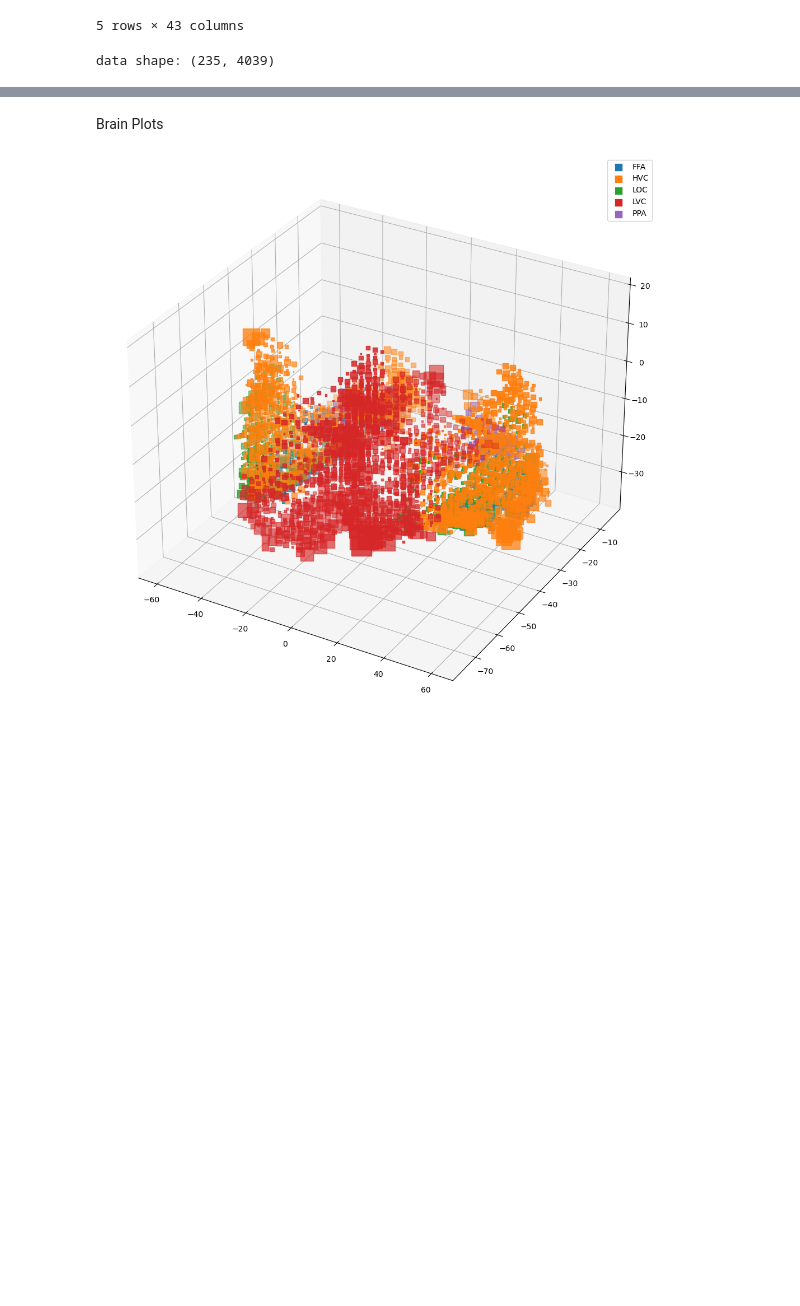
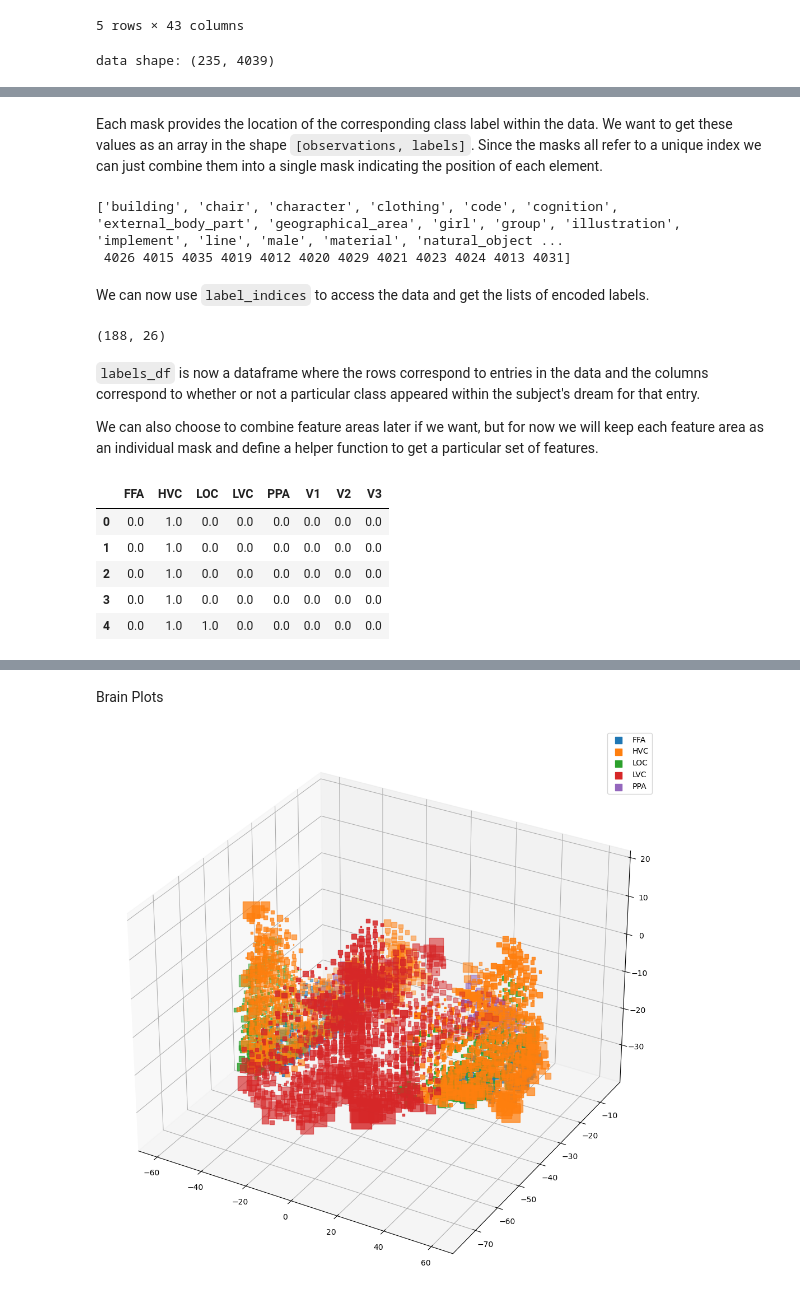
Before and after one commit to RandumbPurson/CMSE-202-Dream-Project, a Jupyter notebook: Final_Notebook_Dreams.ipynb, the cells around one changed output, grey strips where cells are left out. Cells and saved outputs as stored; diff of their text form; code cells hidden in the pictures; blank space fills up the shorter version.

```diff
--- a/Final_Notebook_Dreams.ipynb
+++ b/Final_Notebook_Dreams.ipynb
@@ -487,0 +367,71 @@ Here we create bar charts of the distribution of classes in subject 1's dreams
+# %% [markdown]
+Each mask provides the location of the corresponding class label within the data. We want to get these values as an array in the shape `[observations, labels]`. Since the masks all refer to a unique index we can just combine them into a single mask indicating the position of each element.
+# %%
+def encode_labels(masks):
+    """
+    Convert masks into a list of class names and array of indices
+
+    Parameters:
+        masks: a dataframe of masks such as the one returned
+            by `data_loader`
+
+    Returns:
+        label_names: a list of class names
+        label_indices: the indices of the class value in a data
+            array corresponding to the name at the same position
+            in `label_names`
+    """
+    label_columns_mask = ["Synset" in colname for colname in masks.columns]
+    label_colnames = masks.columns[label_columns_mask]
+    label_names = [trim_front_back(name, "Synset_", "_ID") for name in label_colnames]
+    label_indices = np.stack([masks[name].to_numpy().nonzero() for name in label_colnames]).squeeze()
+    return label_names, label_indices
+
+label_names, label_indices = encode_labels(masks)
+print(label_names, label_indices)
+# %% [output]
+['building', 'chair', 'character', 'clothing', 'code', 'cognition', 'external_body_part', 'geographical_area', 'girl', 'group', 'illustration', 'implement', 'line', 'male', 'material', 'natural_object ...
+ 4026 4015 4035 4019 4012 4020 4029 4021 4023 4024 4013 4031]
+# %% [markdown]
+We can now use `label_indices` to access the data and get the lists of encoded labels.
+# %%
+def get_onehot_labels_df(data, label_indices, label_names):
+    """
+    Convert a list of class names and array of indices into a
+        dataframe with rows corresponding to samples and columns
+        corresponding to classes
+
+    Parameters:
+        data: a data array such as the one returned by `load_data`
+        label_names: a list of class names
+        label_indices: the indices of the class value in a data
+            array corresponding to the name at the same position
+            in `label_names`
+
+    Returns:
+        label_df: a pd.DataFrame with rows being samples, columns
+            being classes, and elements being class values
+    """
+    label_data = data[:, label_indices]
+    label_df = pd.DataFrame(label_data, columns = label_names)
+    return label_df
+
+labels_df = get_onehot_labels_df(train_data, label_indices, label_names)
+labels_df.shape
+# %% [output]
+(188, 26)
+# %% [markdown]
+`labels_df` is now a dataframe where the rows correspond to entries in the data and the columns correspond to whether or not a particular class appeared within the subject's dream for that entry.
+
+We can also choose to combine feature areas later if we want, but for now we will keep each feature area as an individual mask and define a helper function to get a particular set of features.
+# %%
+feature_names = ["FFA", "HVC", "LOC", "LVC", "PPA", "V1", "V2", "V3"]
+feature_df = masks[feature_names]
+feature_df.head()
+# %% [output]
+|  | FFA | HVC | LOC | LVC | PPA | V1 | V2 | V3 |
+| 0 | 0.0 | 1.0 | 0.0 | 0.0 | 0.0 | 0.0 | 0.0 | 0.0 |
+| 1 | 0.0 | 1.0 | 0.0 | 0.0 | 0.0 | 0.0 | 0.0 | 0.0 |
+| 2 | 0.0 | 1.0 | 0.0 | 0.0 | 0.0 | 0.0 | 0.0 | 0.0 |
+| 3 | 0.0 | 1.0 | 0.0 | 0.0 | 0.0 | 0.0 | 0.0 | 0.0 |
+| 4 | 0.0 | 1.0 | 1.0 | 0.0 | 0.0 | 0.0 | 0.0 | 0.0 |
```
Also changed, not shown: parts of 34 cells of this notebook, 3 other files.
